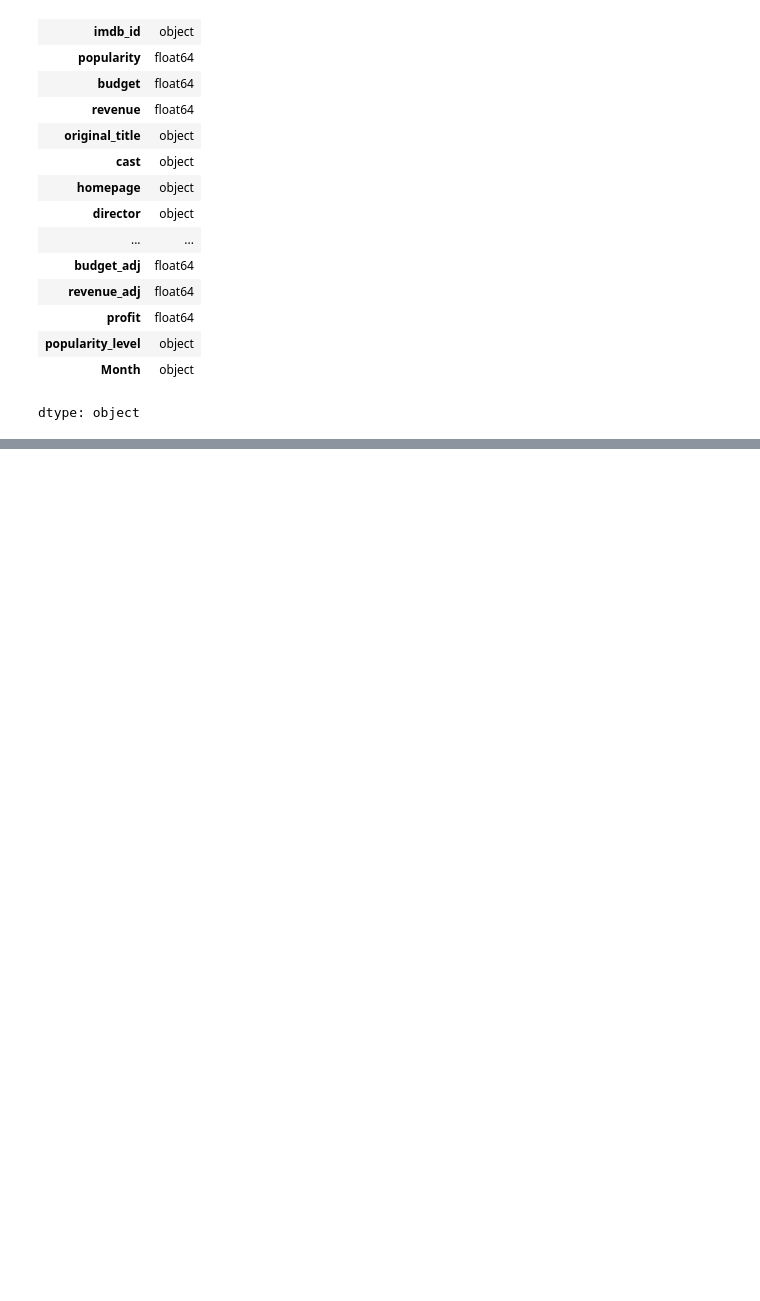
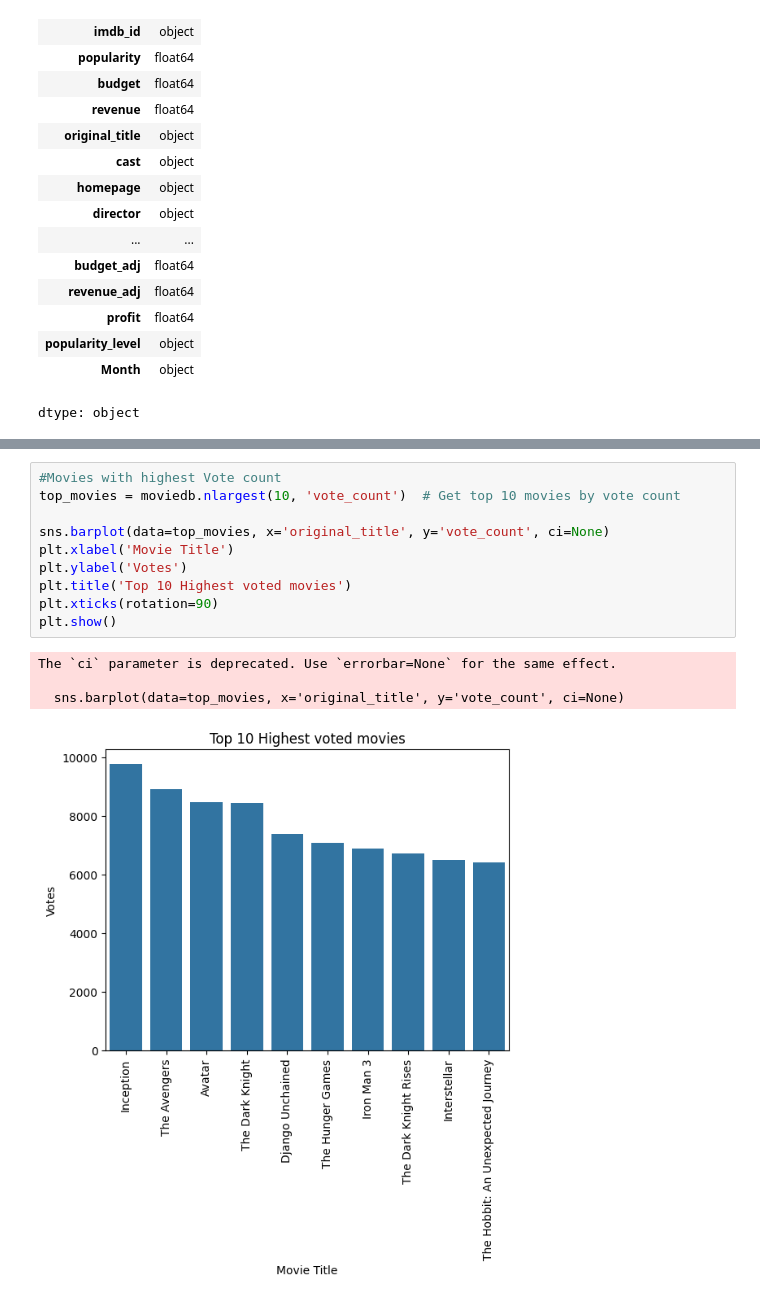
Before and after one commit to Chiamaka-N/Data-Life, a Jupyter notebook: FinalProject.ipynb, the cells around one changed output, grey strips where cells are left out. Drawn from its saved outputs; the diff is of its cells as text; blank space fills up the shorter version.

```diff
--- a/FinalProject.ipynb
+++ b/FinalProject.ipynb
@@ -131,0 +232,15 @@ moviedb.describe().T
+# %%
+#Movies with highest Vote count
+top_movies = moviedb.nlargest(10, 'vote_count')  # Get top 10 movies by vote count
+
+sns.barplot(data=top_movies, x='original_title', y='vote_count', ci=None)
+plt.xlabel('Movie Title')
+plt.ylabel('Votes')
+plt.title('Top 10 Highest voted movies')
+plt.xticks(rotation=90)
+plt.show()
+# %% [output]
+The `ci` parameter is deprecated. Use `errorbar=None` for the same effect.
+
+  sns.barplot(data=top_movies, x='original_title', y='vote_count', ci=None)
+[figure, added]
```
Also changed, not shown: parts of 36 cells of this notebook.
